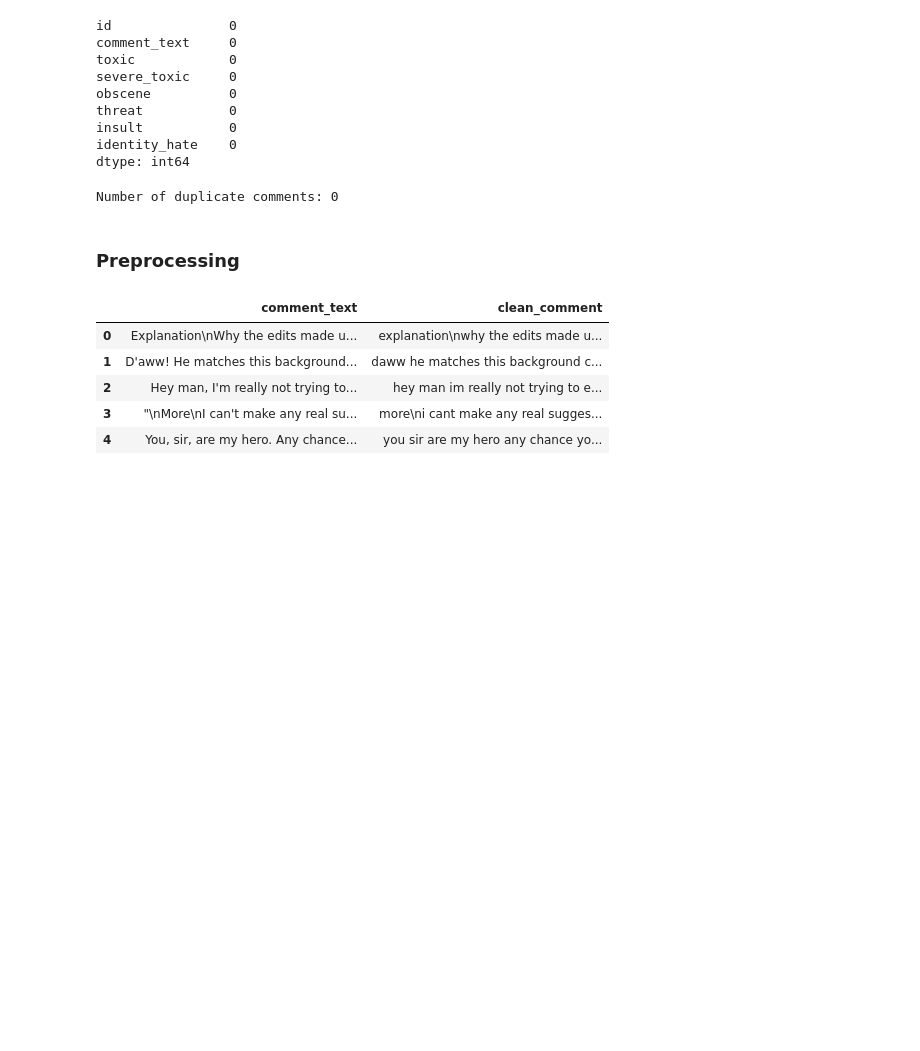
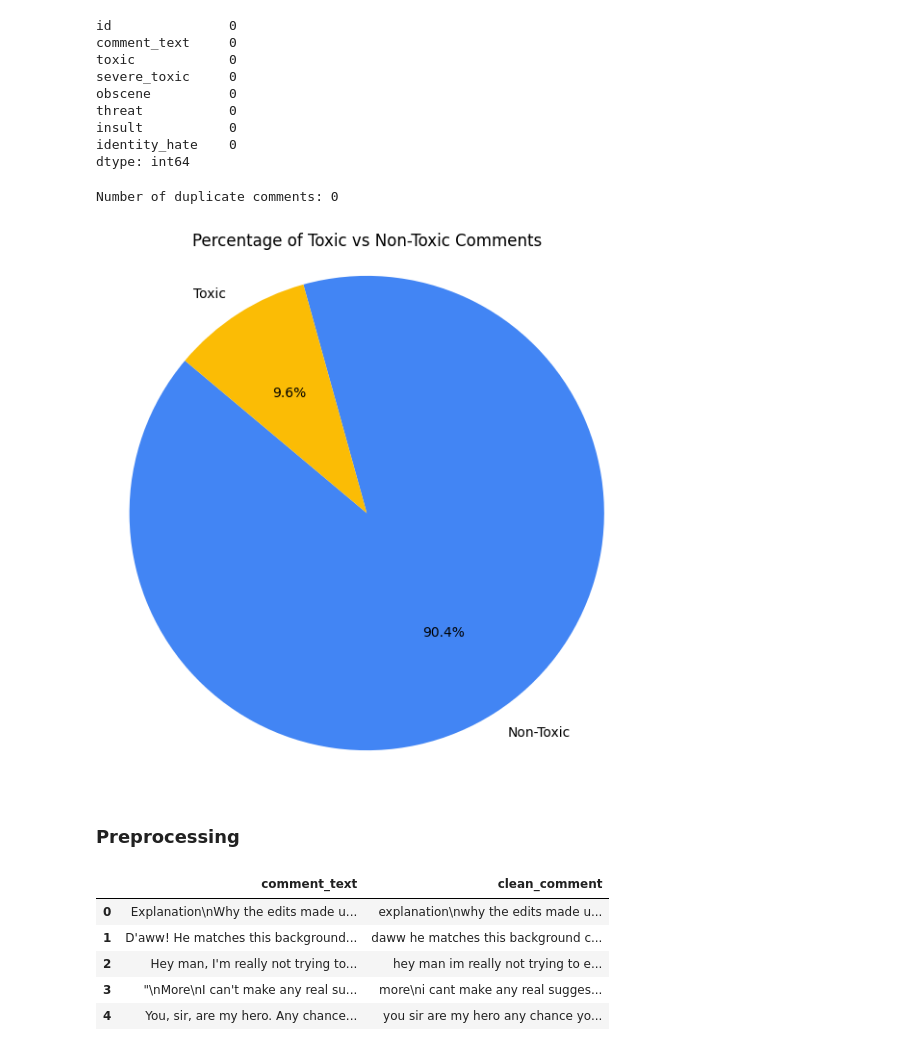
Before and after one commit to pengwingokla/toxic-comment-classification, a Jupyter notebook: notebooks/01_preprosessing_eda.ipynb, the cells around one changed output. Cells and saved outputs as stored; diff of their text form; code cells hidden in the pictures; blank space fills up the shorter version.

```diff
--- a/notebooks/01_preprosessing_eda.ipynb
+++ b/notebooks/01_preprosessing_eda.ipynb
@@ -49,6 +49,20 @@ num_duplicates = df.duplicated(subset='comment_text').sum()
 print(f"Number of duplicate comments: {num_duplicates}")
 # %% [output]
 Number of duplicate comments: 0
+# %%
+# Plotting the pie chart for toxic vs non-toxic comments
+toxic_counts = df['toxic'].value_counts()
+labels = ['Non-Toxic', 'Toxic']
+sizes = toxic_counts.values
+
+# Plot the pie chart
+plt.figure(figsize=(7, 7))
+plt.pie(sizes, labels=labels, autopct='%1.1f%%', startangle=140, colors=['#4285F4', '#FBBC05'])
+plt.title('Percentage of Toxic vs Non-Toxic Comments')
+plt.axis('equal')  # Equal aspect ratio ensures that pie chart is drawn as a circle.
+plt.show()
+# %% [output]
+[figure, added]
 # %% [markdown]
 ### Preprocessing
 # %%
```
Also changed, not shown: parts of 2 cells of this notebook, 4 other files.
